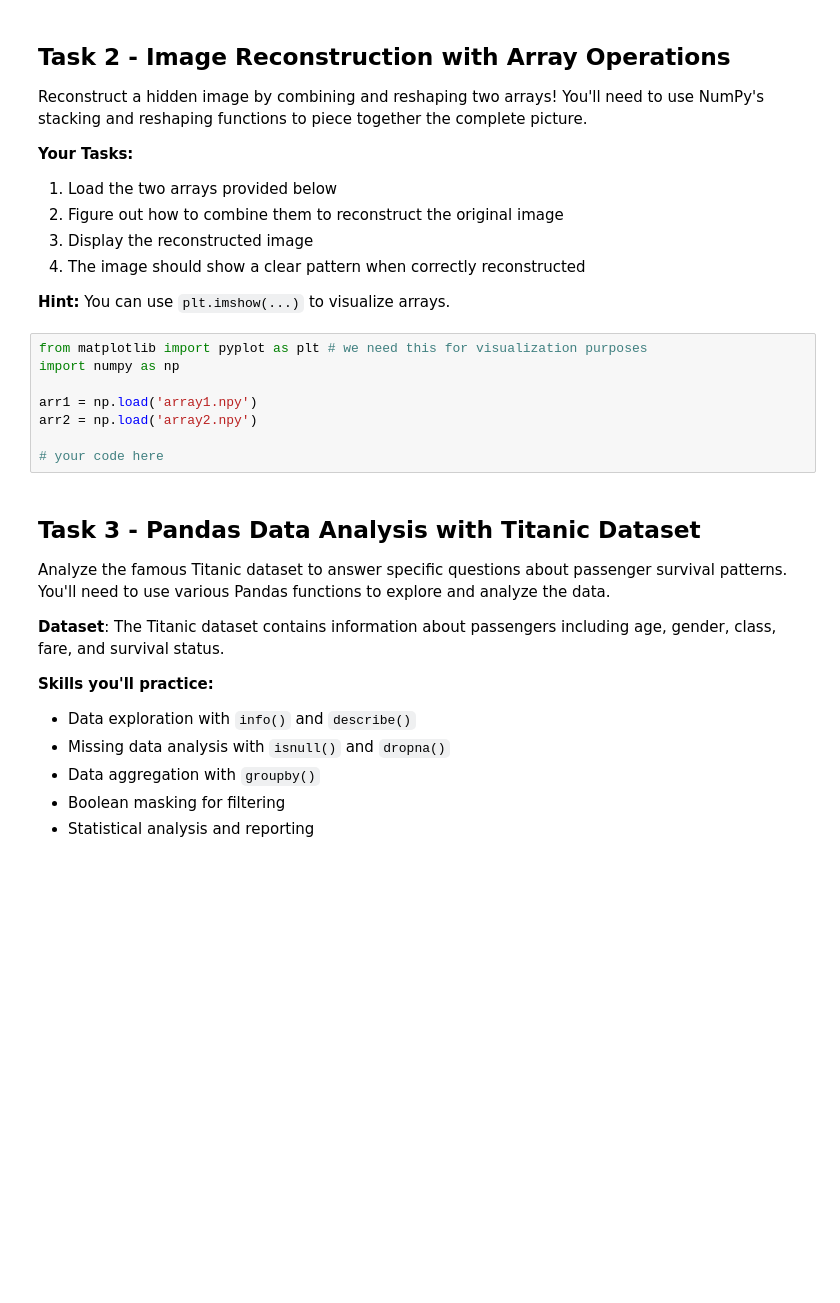
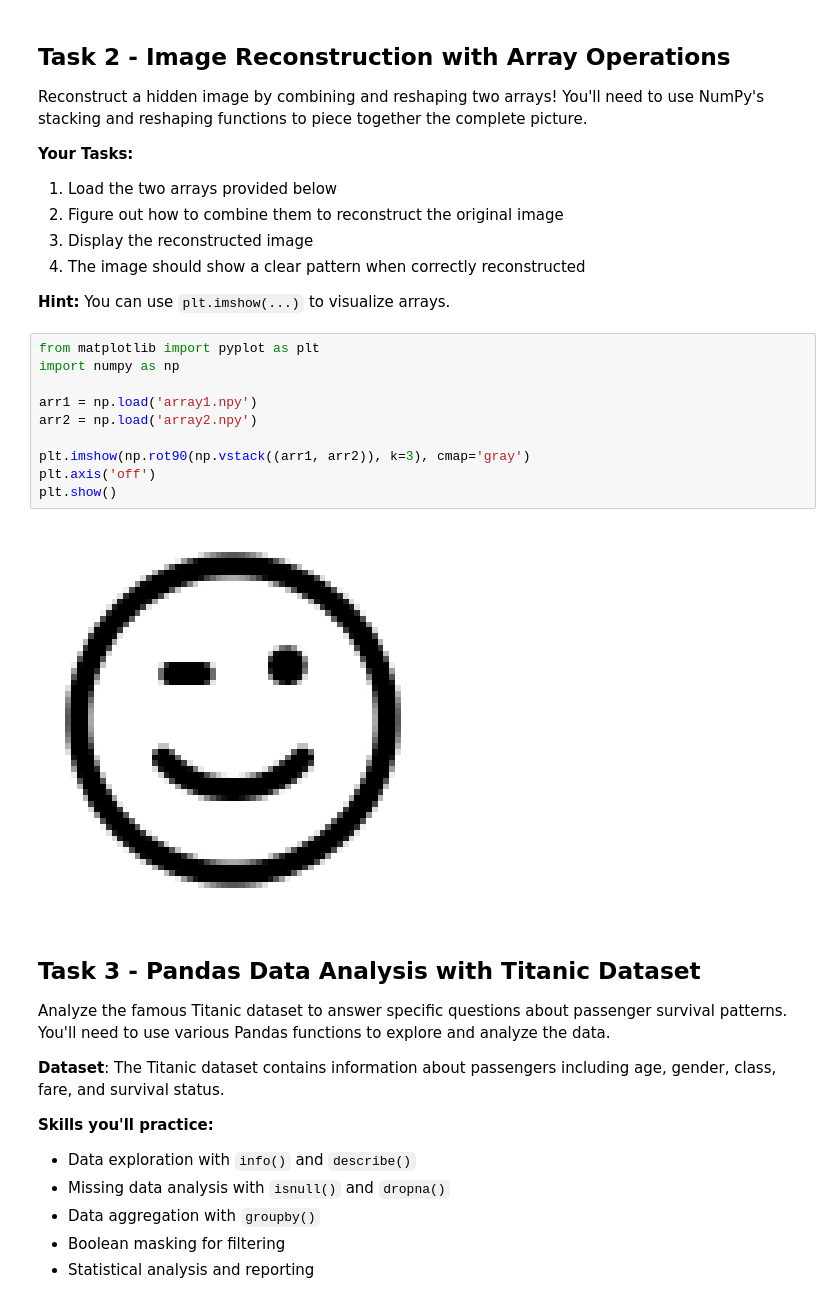
Before and after one commit to timoerc/AA_2025, a Jupyter notebook: Workshop_03/W3_coding_challenge_pre.ipynb, the cells around one changed output. Saved outputs shown, nothing was run; the diff lists cells and outputs as text; blank space fills up the shorter version.

```diff
--- a/Workshop_03/W3_coding_challenge_pre.ipynb
+++ b/Workshop_03/W3_coding_challenge_pre.ipynb
@@ -37,13 +48,17 @@ Reconstruct a hidden image by combining and reshaping two arrays! You'll need to
 **Hint:**
 You can use `plt.imshow(...)` to visualize arrays.
 # %%
-from matplotlib import pyplot as plt # we need this for visualization purposes
+from matplotlib import pyplot as plt
 import numpy as np
 
 arr1 = np.load('array1.npy')
 arr2 = np.load('array2.npy')
 
-# your code here
+plt.imshow(np.rot90(np.vstack((arr1, arr2)), k=3), cmap='gray')
+plt.axis('off')
+plt.show()
+# %% [output]
+[figure, added]
 # %% [markdown]
 ## Task 3 - Pandas Data Analysis with Titanic Dataset
 
```
Also changed, not shown: parts of 13 cells of this notebook, 3 other files.
